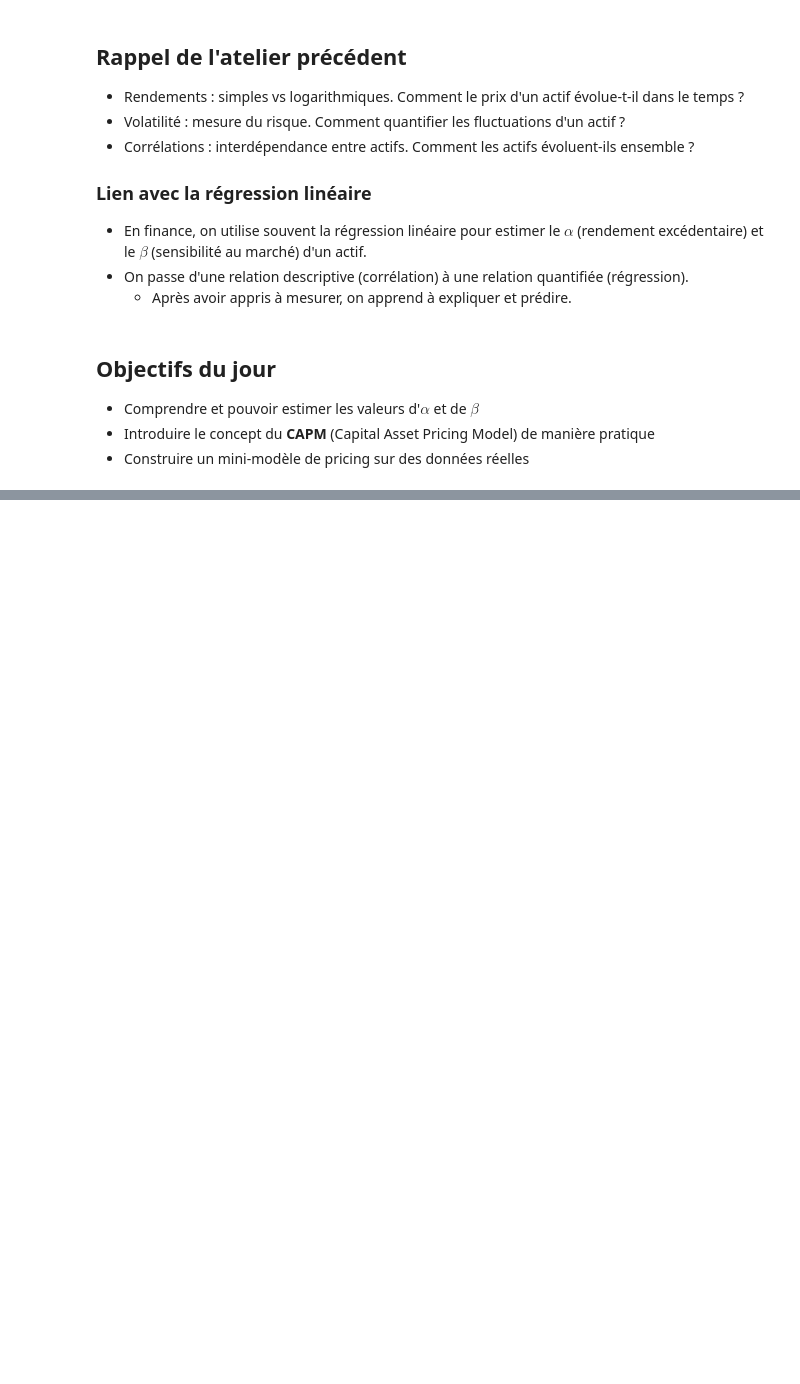
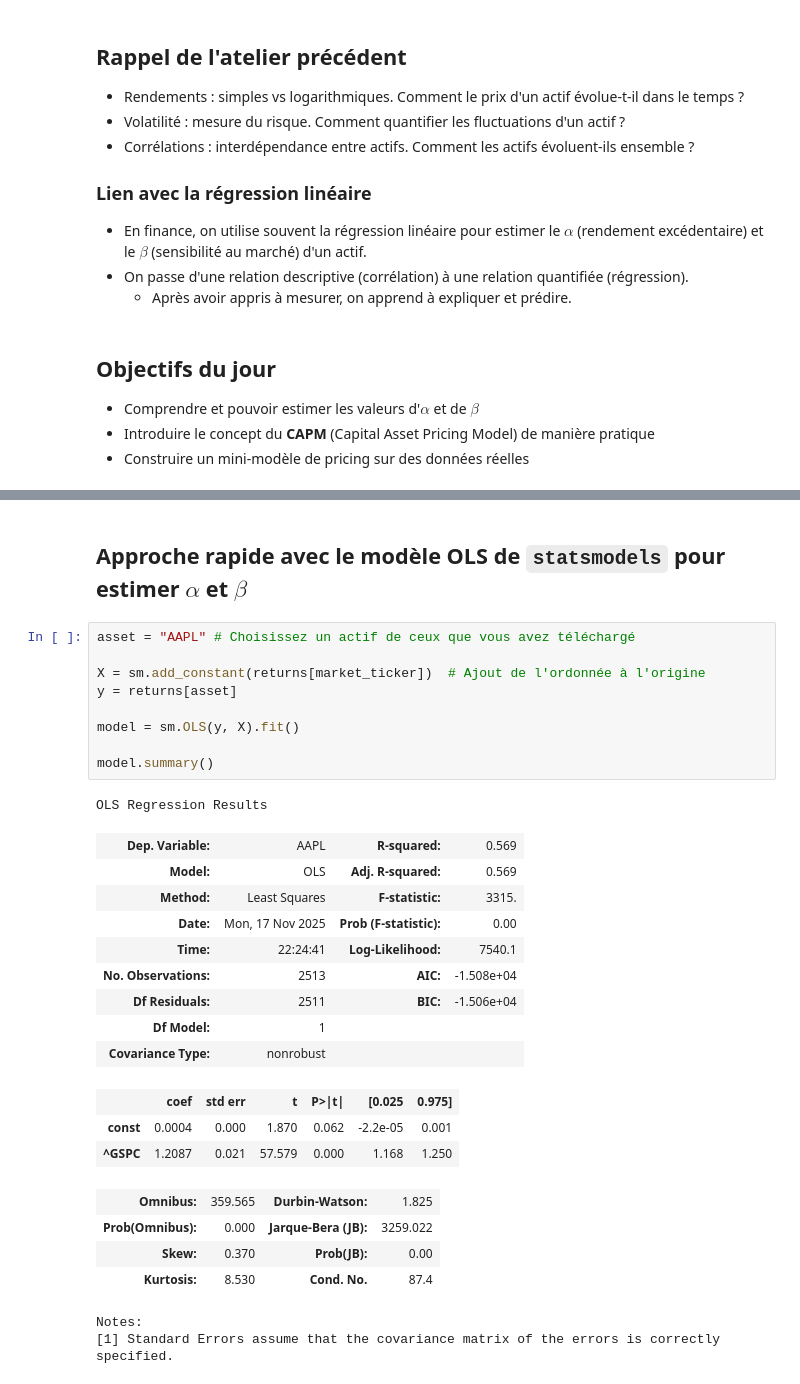
Before and after one commit to luca-dupont2/quant-101-workshops, a Jupyter notebook: 02_regression_alpha_beta/regression_alpha_beta.ipynb, the cells around one changed output, grey strips where cells are left out. Cells and saved outputs as stored; diff of their text form; blank space fills up the shorter version.

```diff
--- a/02_regression_alpha_beta/regression_alpha_beta.ipynb
+++ b/02_regression_alpha_beta/regression_alpha_beta.ipynb
@@ -79,0 +111,31 @@ $$
+# %% [markdown]
+## Approche rapide avec le modèle OLS de `statsmodels` pour estimer $\alpha$ et $\beta$
+# %%
+asset = "AAPL" # Choisissez un actif de ceux que vous avez téléchargé
+
+X = sm.add_constant(returns[market_ticker])  # Ajout de l'ordonnée à l'origine
+y = returns[asset]
+
+model = sm.OLS(y, X).fit()
+
+model.summary()
+# %% [output]
+OLS Regression Results
+| Dep. Variable: | AAPL | R-squared: | 0.569 |
+| Model: | OLS | Adj. R-squared: | 0.569 |
+| Method: | Least Squares | F-statistic: | 3315. |
+| Date: | Mon, 17 Nov 2025 | Prob (F-statistic): | 0.00 |
+| Time: | 22:24:41 | Log-Likelihood: | 7540.1 |
+| No. Observations: | 2513 | AIC: | -1.508e+04 |
+| Df Residuals: | 2511 | BIC: | -1.506e+04 |
+| Df Model: | 1 |  |  |
+| Covariance Type: | nonrobust |  |  |
+|  | coef | std err | t | P>|t| | [0.025 | 0.975] |
+| const | 0.0004 | 0.000 | 1.870 | 0.062 | -2.2e-05 | 0.001 |
+| ^GSPC | 1.2087 | 0.021 | 57.579 | 0.000 | 1.168 | 1.250 |
+| Omnibus: | 359.565 | Durbin-Watson: | 1.825 |
+| Prob(Omnibus): | 0.000 | Jarque-Bera (JB): | 3259.022 |
+| Skew: | 0.370 | Prob(JB): | 0.00 |
+| Kurtosis: | 8.530 | Cond. No. | 87.4 |
+Notes:
+[1] Standard Errors assume that the covariance matrix of the errors is correctly specified.
```
Also changed, not shown: parts of 10 cells of this notebook, 2 other files.
